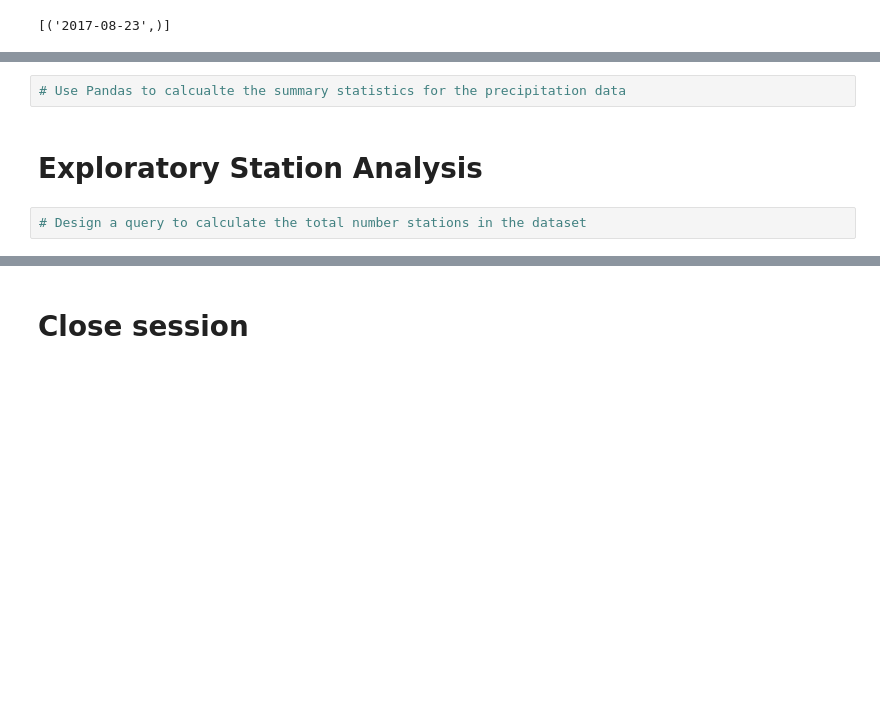
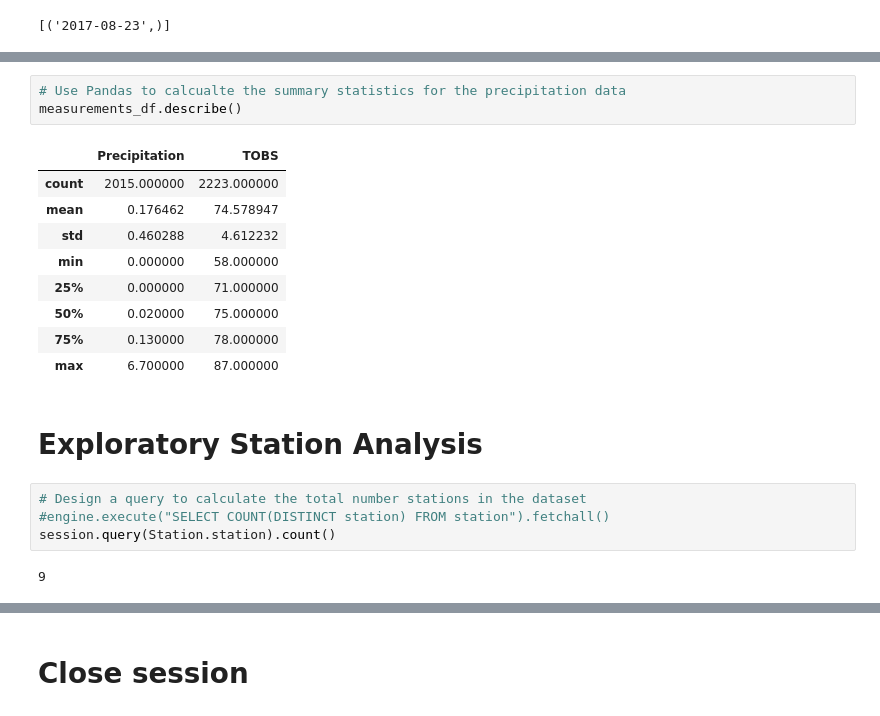
Before and after one commit to HenryPoe/sqlalchemy-challenge, a Jupyter notebook: climate_starter.ipynb, the cells around one changed output, grey strips where cells are left out. Saved outputs shown, nothing was run; the diff lists cells and outputs as text; blank space fills up the shorter version.

```diff
--- a/climate_starter.ipynb
+++ b/climate_starter.ipynb
@@ -94,10 +96,25 @@ plt.show()
 [figure]
 # %%
 # Use Pandas to calcualte the summary statistics for the precipitation data
+measurements_df.describe()
+# %% [output]
+|  | Precipitation | TOBS |
+| count | 2015.000000 | 2223.000000 |
+| mean | 0.176462 | 74.578947 |
+| std | 0.460288 | 4.612232 |
+| min | 0.000000 | 58.000000 |
+| 25% | 0.000000 | 71.000000 |
+| 50% | 0.020000 | 75.000000 |
+| 75% | 0.130000 | 78.000000 |
+| max | 6.700000 | 87.000000 |
 # %% [markdown]
 # Exploratory Station Analysis
 # %%
 # Design a query to calculate the total number stations in the dataset
+#engine.execute("SELECT COUNT(DISTINCT station) FROM station").fetchall()
+session.query(Station.station).count()
+# %% [output]
+9
 # %%
 # Design a query to find the most active stations (i.e. what stations have the most rows?)
 # List the stations and the counts in descending order.
```
Also changed, not shown: parts of 5 cells of this notebook, 2 other files.
